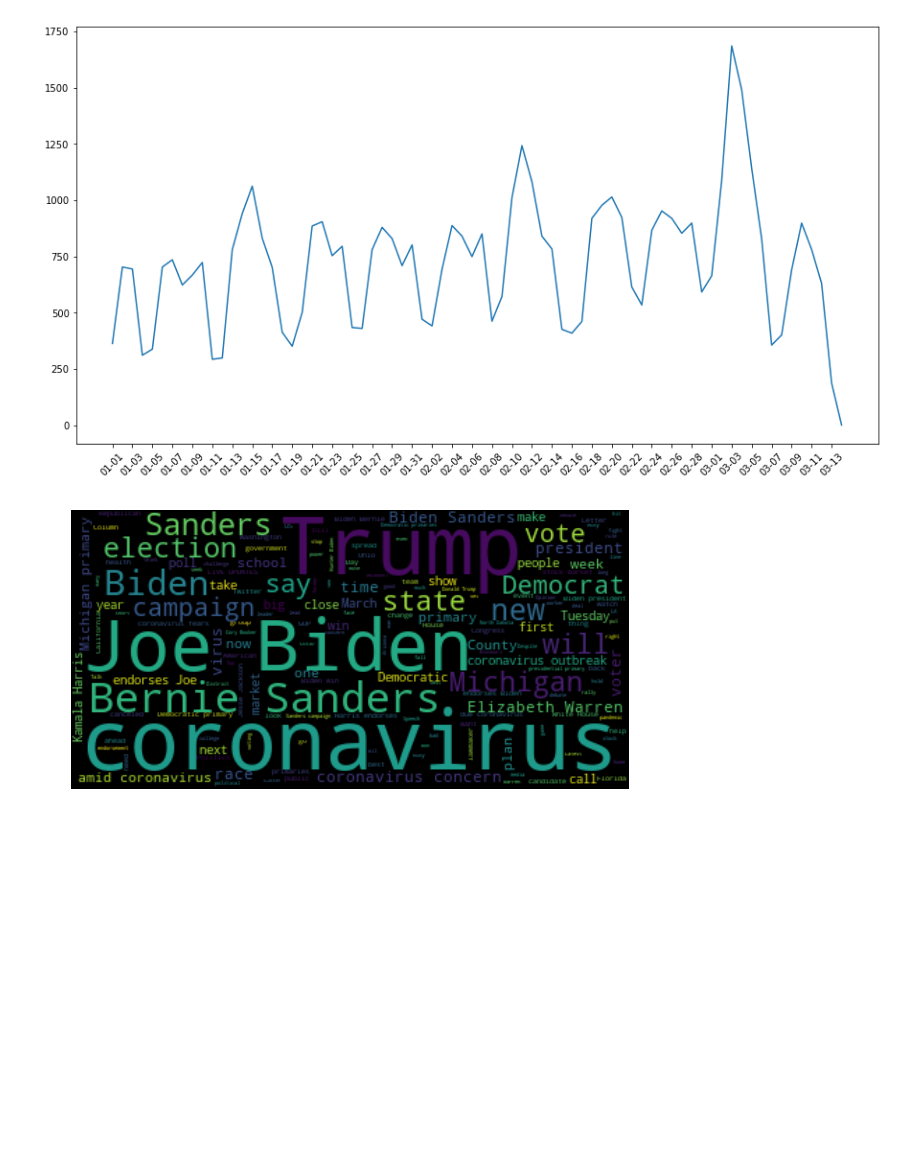
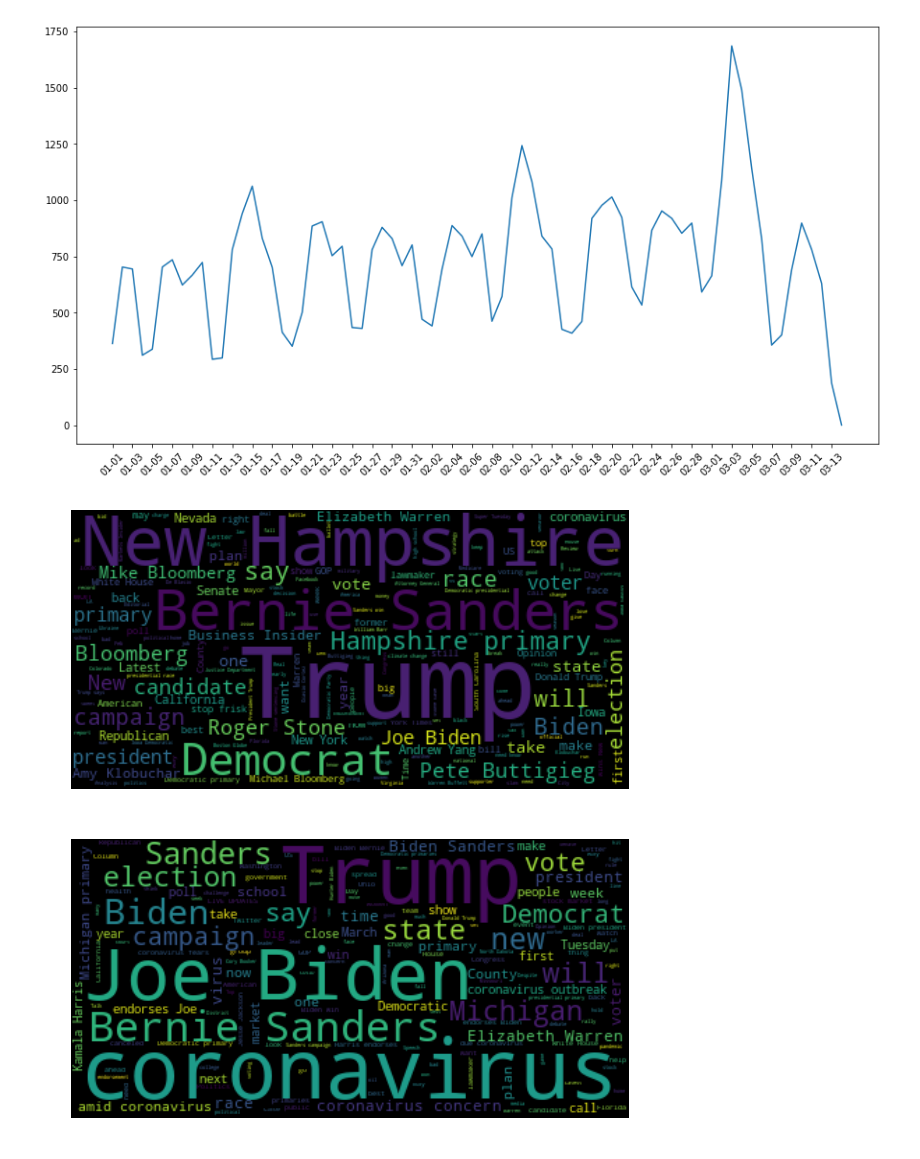
Before and after one commit to hopeman1102/visualize-covid-19, a Jupyter notebook: covid-19.ipynb, the cells around one changed output. Saved outputs shown, nothing was run; the diff lists cells and outputs as text; code cells hidden in the pictures; blank space fills up the shorter version.

```diff
--- a/covid-19.ipynb
+++ b/covid-19.ipynb
@@ -48,3 +51,7 @@ df_news.head()
 df_news.shape
 # %% [output]
 (85809, 10)
+# %%
+# load the news about Biden, Sanders and the primary and general elections in 2020
+df_news_politics = pd.read_csv('news/biden-or-sanders-or-primary-all-story-urls-20200315125902.csv')
+df_news_politics.head()
@@ -91,4 +106,0 @@ df_fin.describe(include='all')
-# %%
-# load the news about Biden, Sanders and the primary and general elections in 2020
-df_news_politics = pd.read_csv('biden-or-sanders-or-primary-all-story-urls-20200315125902.csv')
-df_news_politics.head()
@@ -235,5 +304,20 @@ adjust_xticks = dates[::2]
 plt.xticks(adjust_xticks, rotation=45);
 # %% [output]
 [figure]
+# %%
+# get news from mid February
+mid_Feb_news_pol = df_news_politics[(df_news_politics['date'] > '02-10') & (df_news_politics['date'] < '02-18')]
+
+# create a wordcloud
+stop_words = STOPWORDS
+mid_Feb_titles = mid_Feb_news_pol['title'].str.cat(sep='. ')
+wordcloud = WordCloud(stopwords=stop_words, random_state=42).generate(mid_Feb_titles)
+
+plt.figure(figsize=[10,6])
+plt.imshow(wordcloud, interpolation='bilinear')
+plt.axis('off')
+plt.show()
+# %% [output]
+[figure, added]
 # %%
 # get news from last week
```
Also changed, not shown: parts of 26 cells of this notebook.
